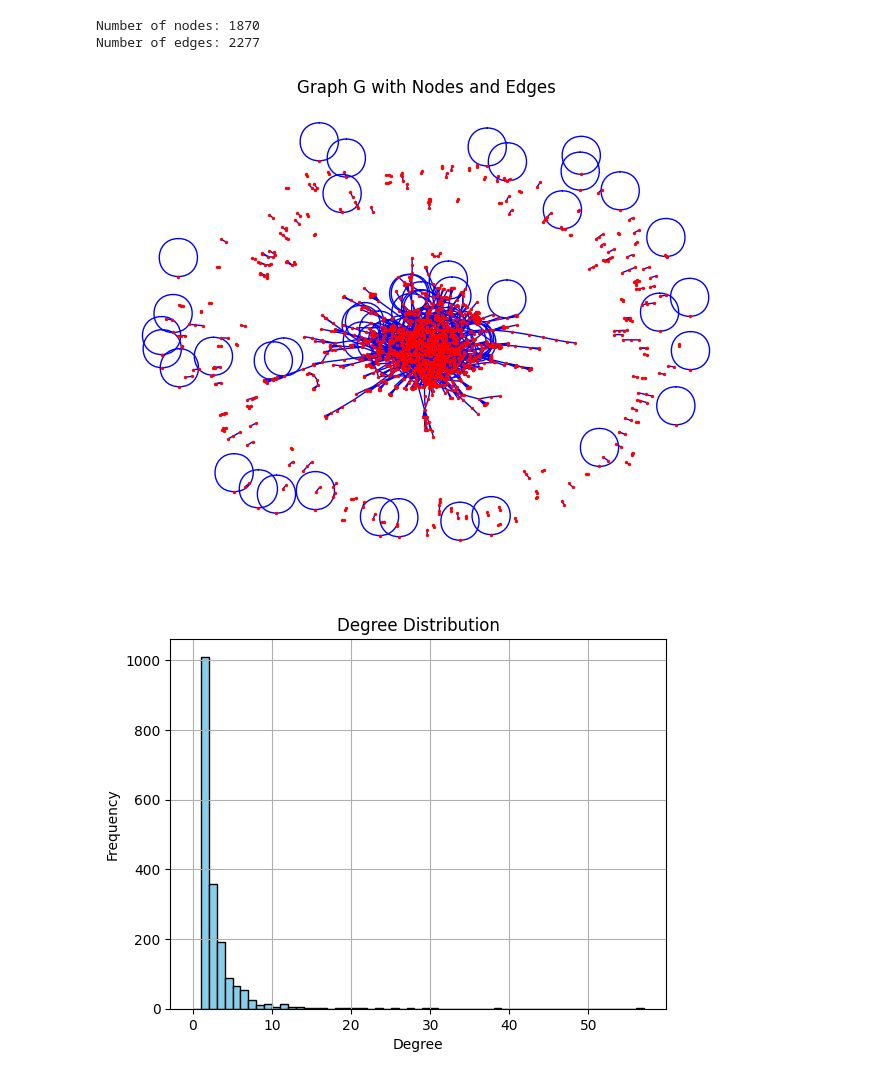
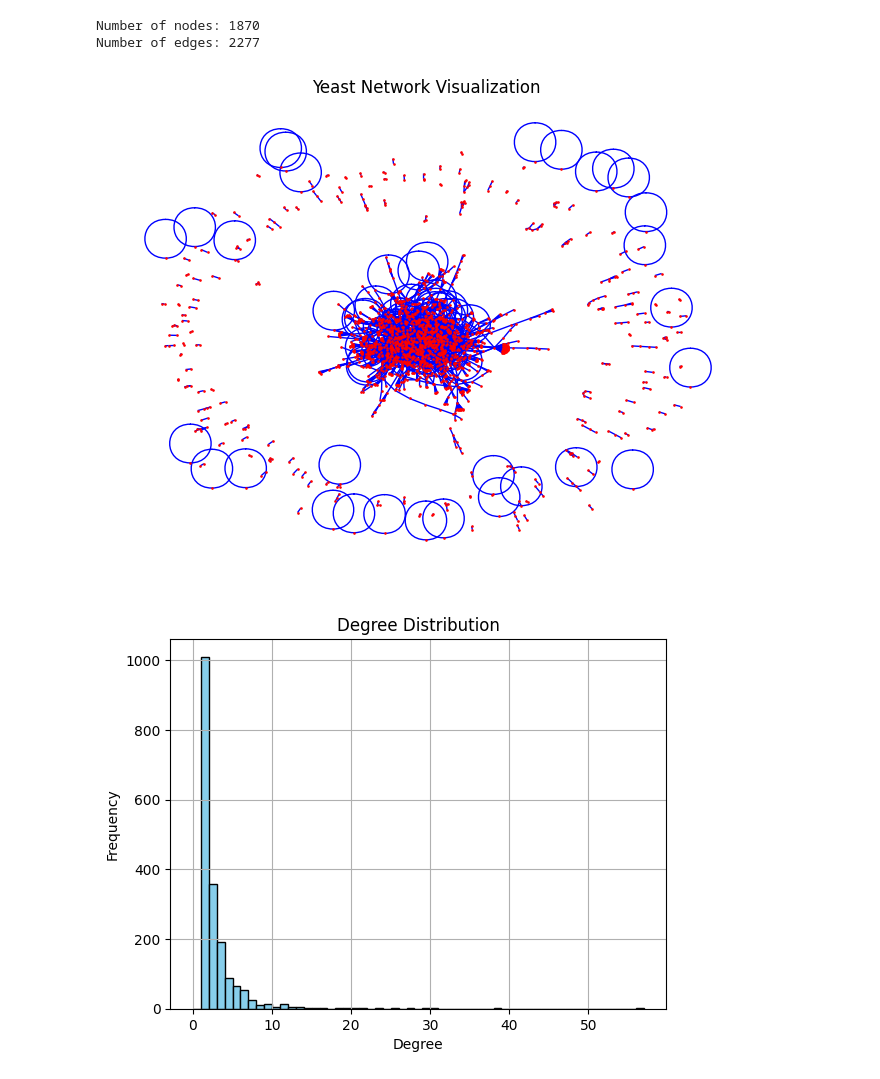
Before and after one commit to Pawan9856/Sna_Project, a Jupyter notebook: sna.ipynb, the cells around one changed output. Drawn from its saved outputs; the diff is of its cells as text; code cells hidden in the pictures.

```diff
--- a/sna.ipynb
+++ b/sna.ipynb
@@ -8,7 +8,7 @@ import pandas as pd
 G = nx.Graph()
 
 # Read the edges from the file and add them to the graph
-with open("yeast.txt", "r") as file:
+with open("Yeast.txt", "r") as file:
     for line in file:
         if not line.startswith("%"):  # Ignore comment lines
             source, target = map(int, line.strip().split())
@@ -26,17 +26,18 @@ print("Number of edges:", num_edges)
 Number of nodes: 1870
 Number of edges: 2277
 # %%
-
-# Create a layout for the graph
 pos = nx.spring_layout(G)
 
-# Draw the nodes and edges without labels
-nx.draw(G, pos=None, node_size=2, node_color='r',edge_color='b')
+# Draw the nodes and edges with specified sizes and colors
+nx.draw(G, pos=pos, node_size=0.8, node_color='r', edge_color='b', width=1)
+
+# Set plot title
+plt.title('Yeast Network Visualization')
+
 # Show the plot
-plt.title('Graph G with Nodes and Edges')
 plt.show()
 # %% [output]
-[figure, old version]
+[figure, new version]
 # %%
 # Get the degree of each node
 degree_sequence = sorted([d for n, d in G.degree()], reverse=True)
```
Also changed, not shown: parts of 31 cells of this notebook.
